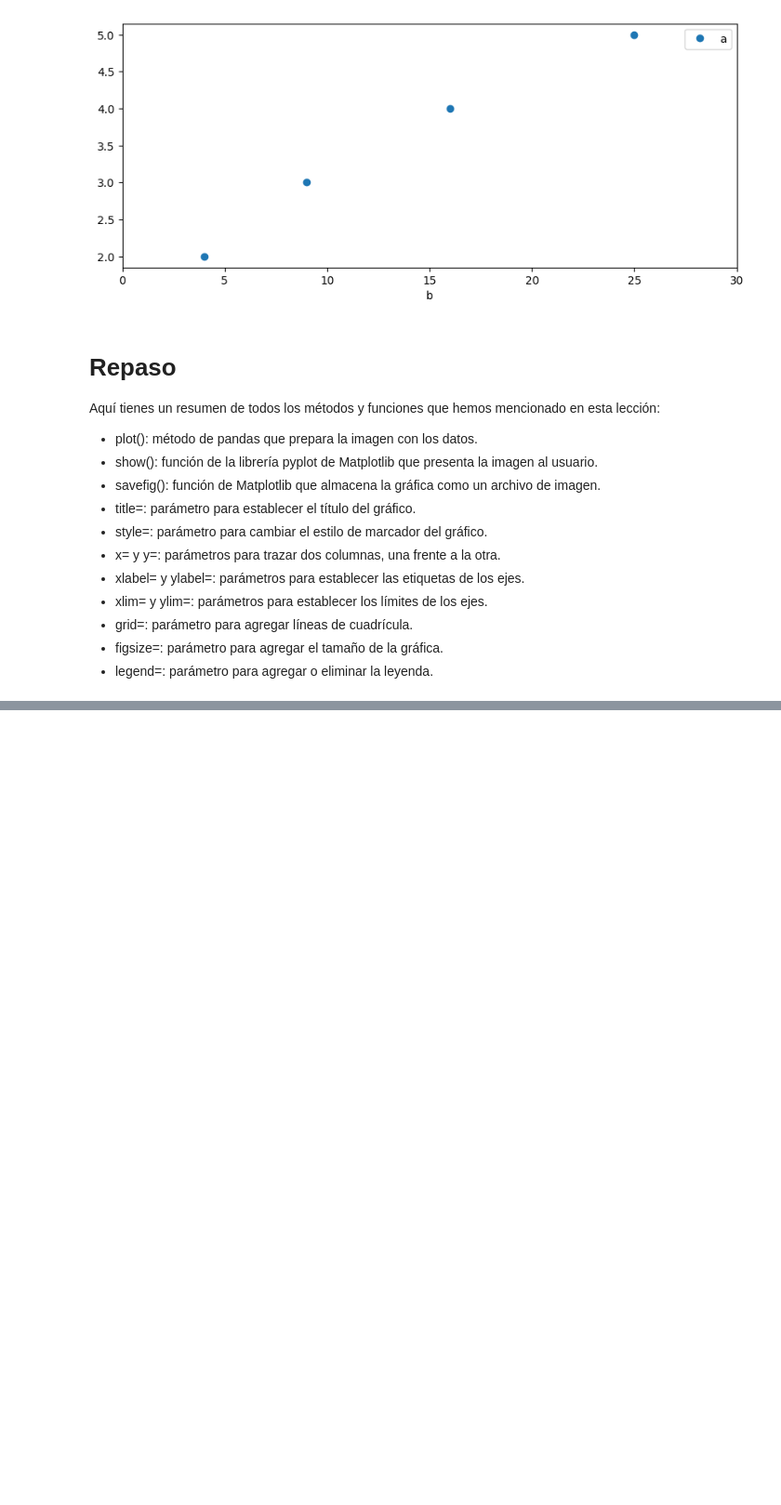
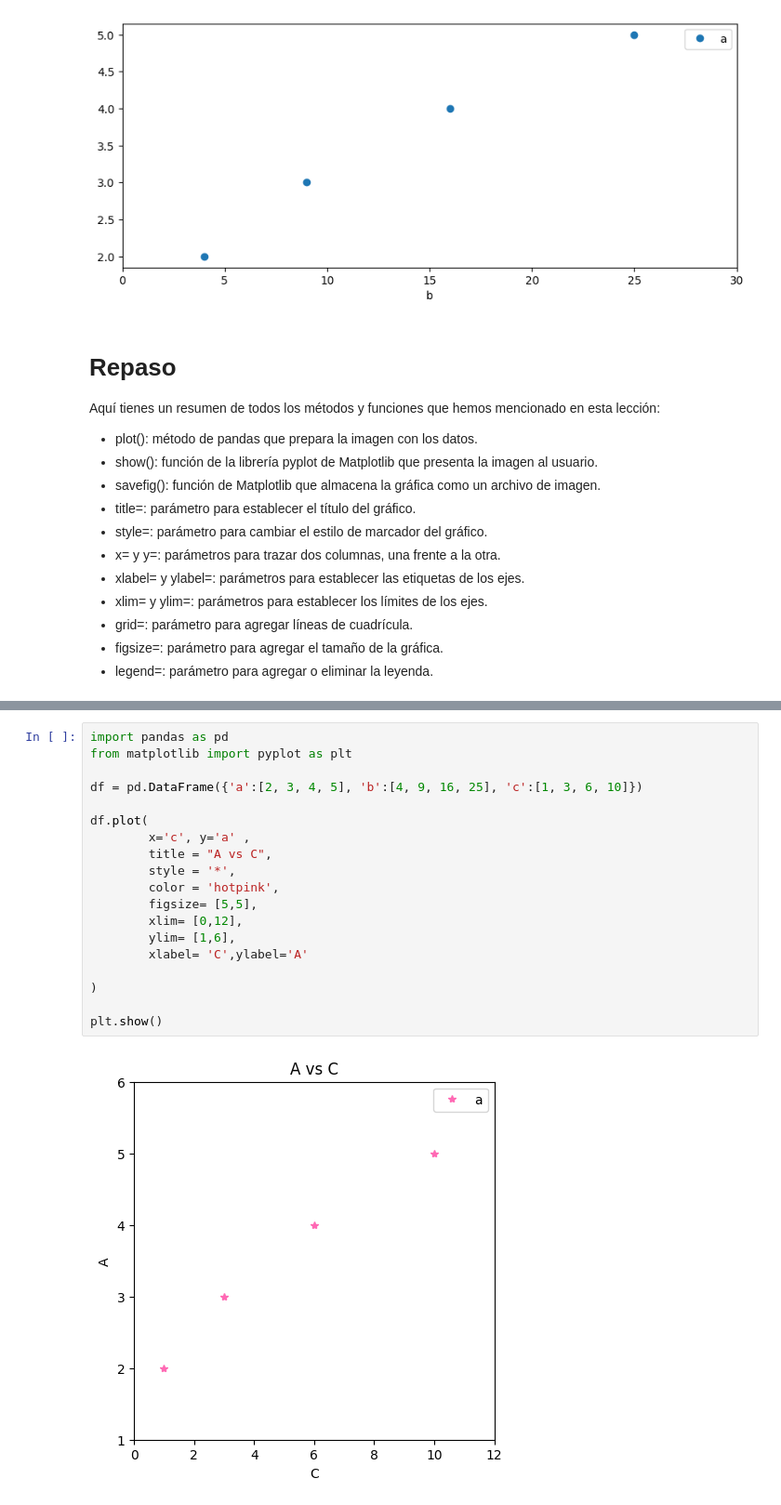
Before and after one commit to ElTejoman/Learning_Python, a Jupyter notebook: TripleTen/Sprint 3/Visualizacion_Datos.ipynb, the cells around one changed output, grey strips where cells are left out. Shown: that part at 93% size. Drawn from its saved outputs; the diff is of its cells as text; blank space fills up the shorter version.

Commit message:
create a graphic by myself

```diff
--- a/TripleTen/Sprint 3/Visualizacion_Datos.ipynb
+++ b/TripleTen/Sprint 3/Visualizacion_Datos.ipynb
@@ -225,0 +239,21 @@ Aquí tienes un resumen de todos los métodos y funciones que hemos mencionado e
+# %%
+import pandas as pd
+from matplotlib import pyplot as plt
+
+df = pd.DataFrame({'a':[2, 3, 4, 5], 'b':[4, 9, 16, 25], 'c':[1, 3, 6, 10]})
+
+df.plot(
+        x='c', y='a' ,
+        title = "A vs C",
+        style = '*',
+        color = 'hotpink',
+        figsize= [5,5],
+        xlim= [0,12],
+        ylim= [1,6],
+        xlabel= 'C',ylabel='A'
+
+)
+
+plt.show()
+# %% [output]
+[figure, added]
```
Also changed, not shown: parts of 1 cell of this notebook.
